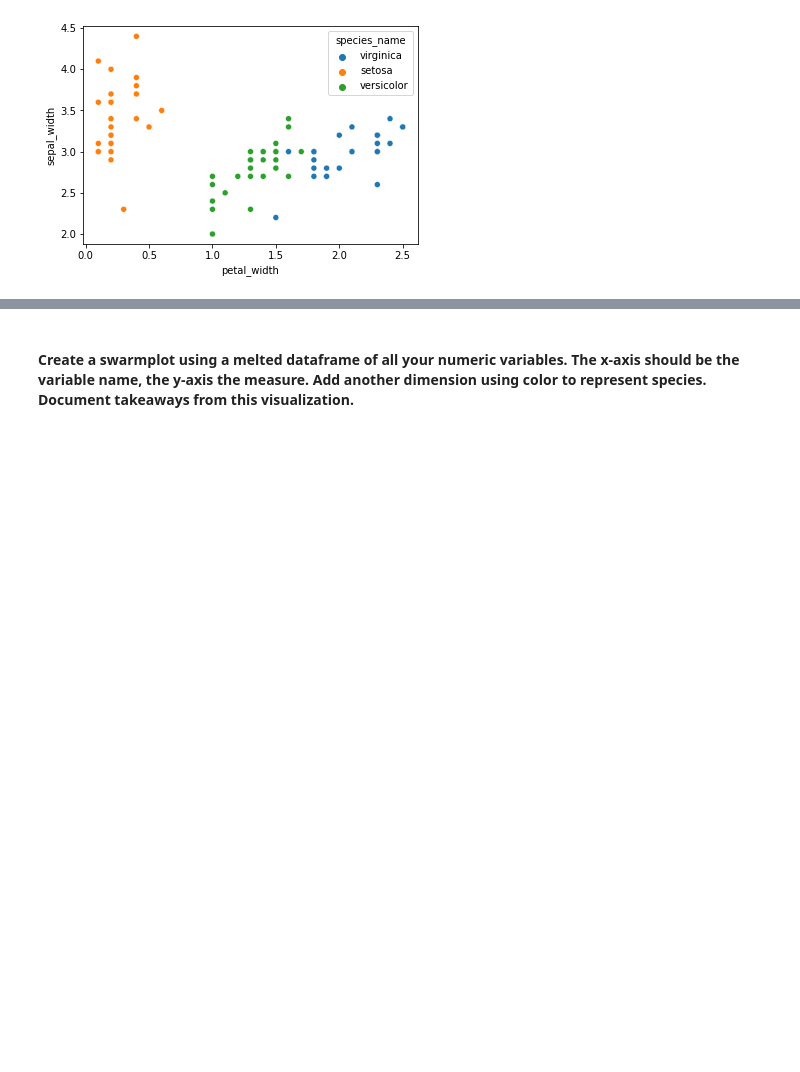
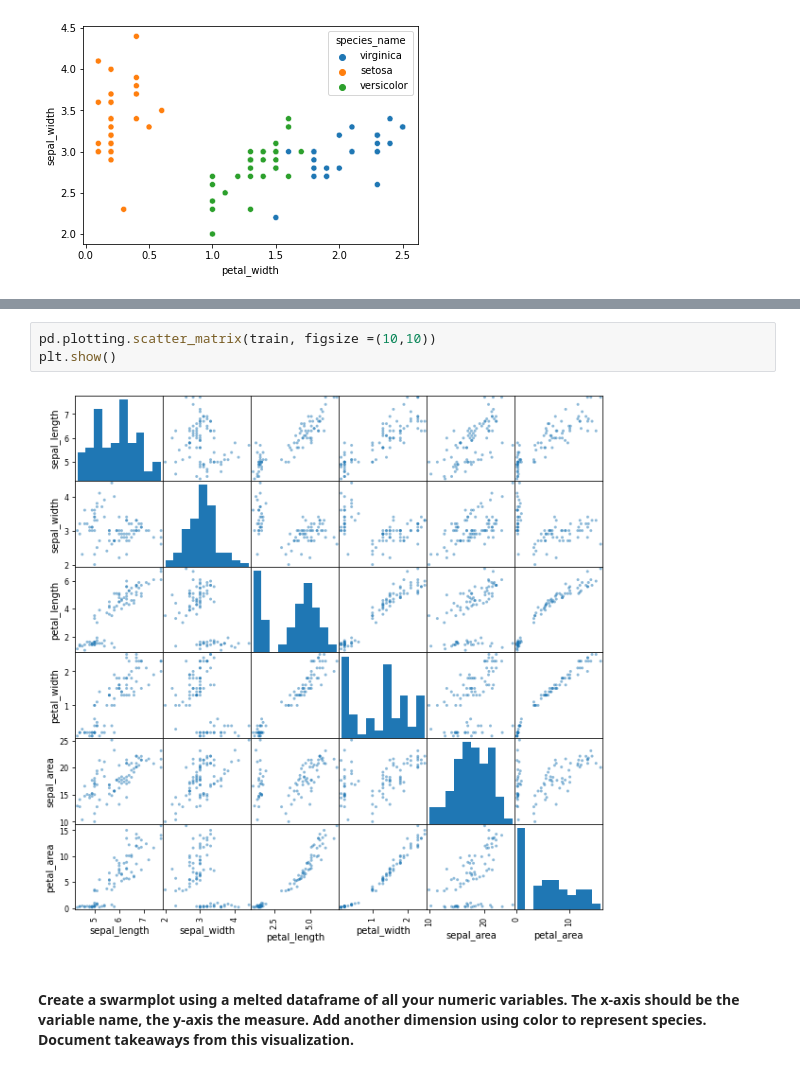
Before and after one commit to ForrestMccrosky/classification-exercises, a Jupyter notebook: classification_exercises.ipynb, the cells around one changed output, grey strips where cells are left out. Drawn from its saved outputs; the diff is of its cells as text; blank space fills up the shorter version.

```diff
--- a/classification_exercises.ipynb
+++ b/classification_exercises.ipynb
@@ -886,3 +902,8 @@ sns.scatterplot(data = train, x = 'petal_width',
+# %%
+pd.plotting.scatter_matrix(train, figsize =(10,10))
+plt.show()
+# %% [output]
+[figure, added]
 # %% [markdown]
 #### Create a swarmplot using a melted dataframe of all your numeric variables. The x-axis should be the variable name, the y-axis the measure. Add another dimension using color to represent species. Document takeaways from this visualization.
 # %%
```
Also changed, not shown: parts of 8 cells of this notebook.
